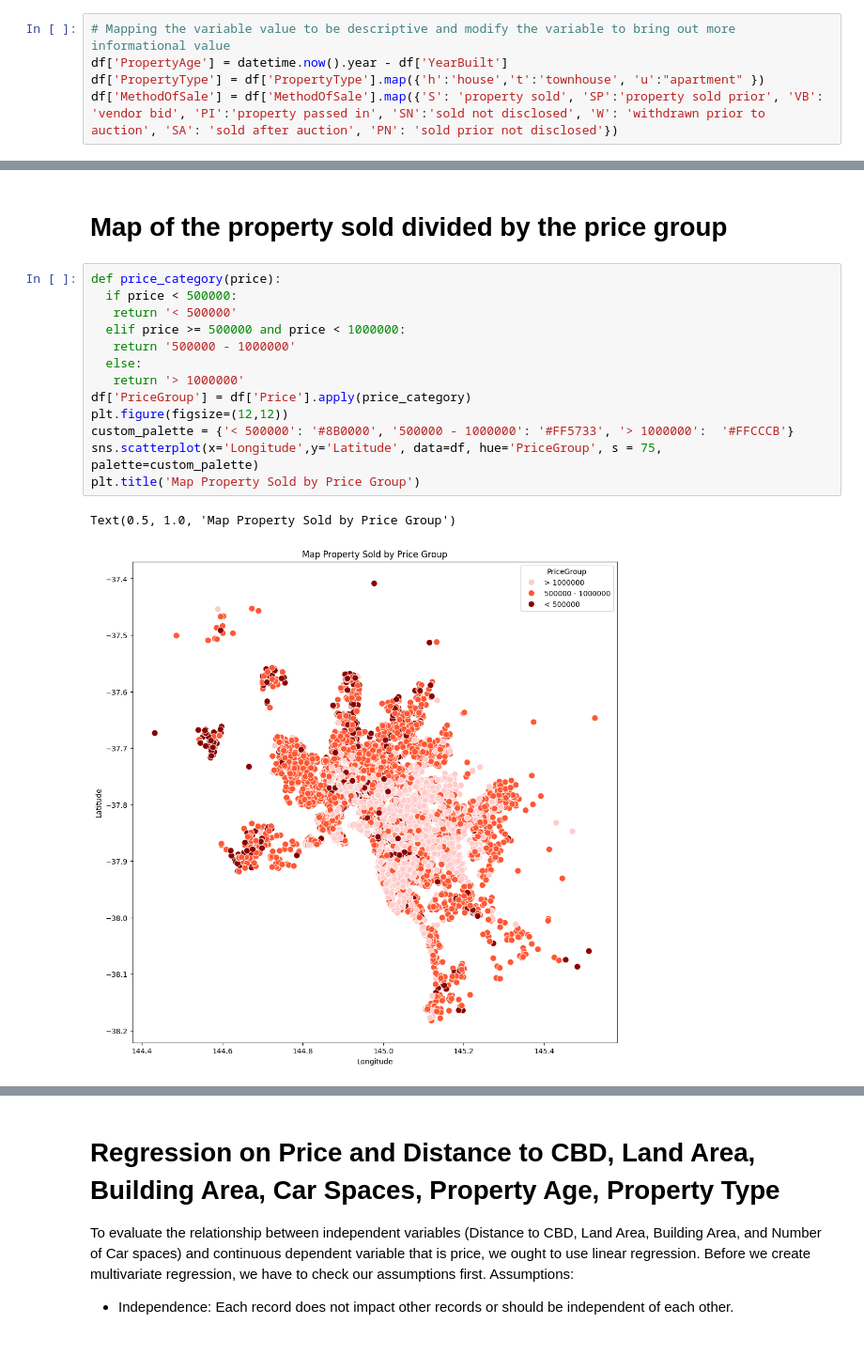
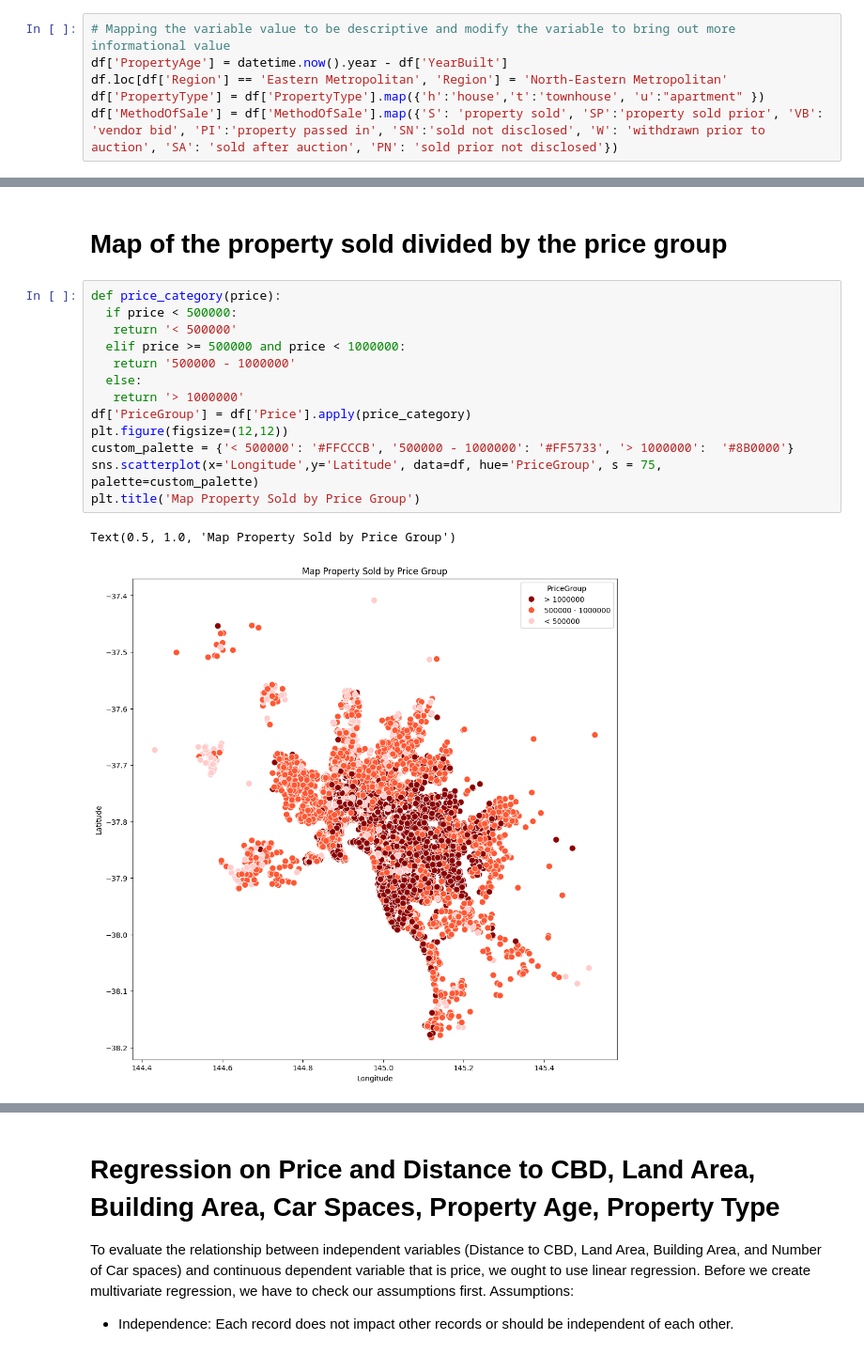
Before and after one commit to DustinKeene/Melbourne-Property-Price-Prediction-Modelling-, a Jupyter notebook: data_project_lab.ipynb, the cells around one changed output, grey strips where cells are left out. Shown at 94% size. Drawn from its saved outputs; the diff is of its cells as text.

```diff
--- a/data_project_lab.ipynb
+++ b/data_project_lab.ipynb
@@ -215,6 +238,7 @@ df.dropna(subset=['Latitude','Longitude'], inplace= True)
 # %%
 # Mapping the variable value to be descriptive and modify the variable to bring out more informational value
 df['PropertyAge'] = datetime.now().year - df['YearBuilt']
+df.loc[df['Region'] == 'Eastern Metropolitan', 'Region'] = 'North-Eastern Metropolitan'
 df['PropertyType'] = df['PropertyType'].map({'h':'house','t':'townhouse', 'u':"apartment" })
 df['MethodOfSale'] = df['MethodOfSale'].map({'S': 'property sold', 'SP':'property sold prior', 'VB': 'vendor bid', 'PI':'property passed in', 'SN':'sold not disclosed', 'W': 'withdrawn prior to auction', 'SA': 'sold after auction', 'PN': 'sold prior not disclosed'})
 # %%
@@ -335,18 +338,18 @@ Passing `palette` without assigning `hue` is deprecated and will be removed in v
 # %%
 def price_category(price):
   if price < 500000:
    return '< 500000'
   elif price >= 500000 and price < 1000000:
    return '500000 - 1000000'
   else:
    return '> 1000000'
 df['PriceGroup'] = df['Price'].apply(price_category)
 plt.figure(figsize=(12,12))
-custom_palette = {'< 500000': '#8B0000', '500000 - 1000000': '#FF5733', '> 1000000':  '#FFCCCB'}
+custom_palette = {'< 500000': '#FFCCCB', '500000 - 1000000': '#FF5733', '> 1000000':  '#8B0000'}
 sns.scatterplot(x='Longitude',y='Latitude', data=df, hue='PriceGroup', s = 75, palette=custom_palette)
 plt.title('Map Property Sold by Price Group')
 # %% [output]
 Text(0.5, 1.0, 'Map Property Sold by Price Group')
-[figure, old version]
+[figure, new version]
 # %%
 df.sort_values(by='Price', ascending=False).head(15)
```
Also changed, not shown: parts of 39 cells of this notebook, 1 other file.
